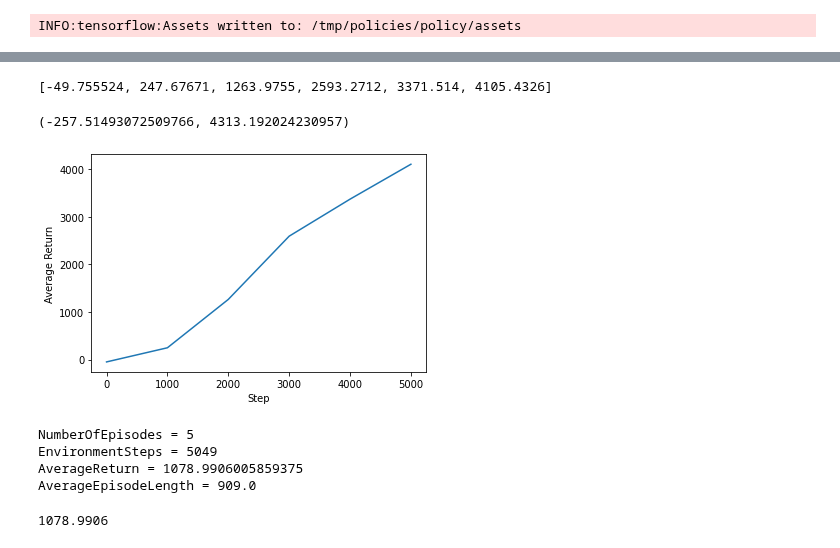
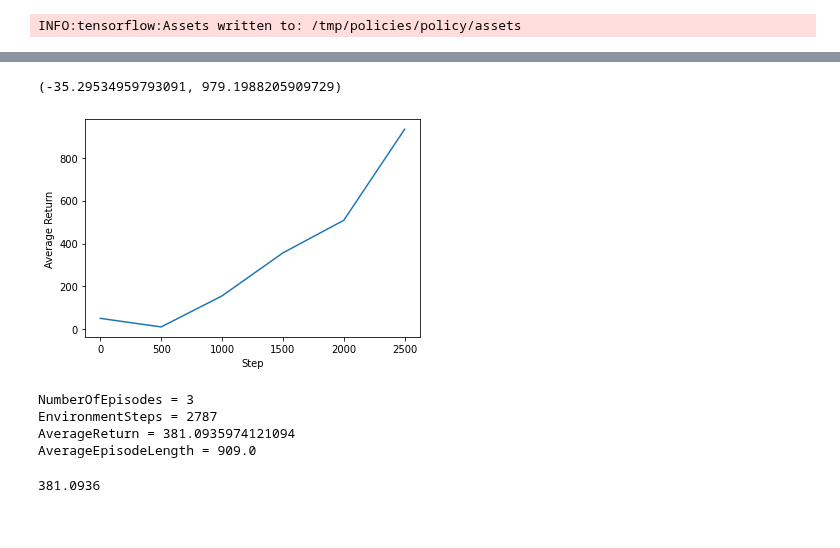
Before and after one commit to MarkPopovich/financial-ml, a Jupyter notebook: 4-Modeling/4.7 Design Deep Reinforcement Learning Agent.ipynb, the cells around one changed output, grey strips where cells are left out. Saved outputs shown, nothing was run; the diff lists cells and outputs as text; code cells hidden in the pictures.

Commit message:
Sine Wave Test -- PASSED -- 2500 steps

```diff
--- a/4-Modeling/4.7 Design Deep Reinforcement Learning Agent.ipynb
+++ b/4-Modeling/4.7 Design Deep Reinforcement Learning Agent.ipynb
@@ -99,9 +99,13 @@ tempdir = tempfile.gettempdir()
 import numpy as np
 A = np.random.normal(0, .1, size=505).reshape(1,505)
 B = np.random.normal(0, .1, size=505).reshape(1,505)
+C = np.random.normal(0, 3, size=505).reshape(1,505)
+D = np.random.normal(0, 100, size=505).reshape(1,505)
 x = np.linspace(-1, 1, 2000).reshape(2000,1)
 
-X = np.matmul(x, A) + B
+X = np.sin(np.matmul(x, C)*(2*np.pi) - D) * A + B
+# X = np.matmul(, A) + B
+# X.shape
 X.shape
 # %% [output]
 (2000, 505)
@@ -223,10 +219,10 @@ utils.validate_py_environment(environment, episodes=5)
 # Important interval values for training speed
 # Set lower to increase speed of training
 
-num_iterations = 10000 # @param {type:"integer"}
+num_iterations = 5000 # @param {type:"integer"}
 log_interval = 500 # @param {type:"integer"}=
 num_eval_episodes = 1 # @param {type:"integer"}
-eval_interval = 1000 # @param {type:"integer"}
+eval_interval = 500 # @param {type:"integer"}
 # %%
 initial_collect_steps = 10000 # @param {type:"integer"}
 collect_steps_per_iteration = 1 # @param {type:"integer"}
@@ -530,27 +524,25 @@ range(0, 10001, 1000)
 # %%
 returns
-# %% [output]
-[-49.755524, 247.67671, 1263.9755, 2593.2712, 3371.514, 4105.4326]
 # %%
 #@test {"skip": true}
 
-steps = range(0, 5500 + 1, eval_interval)
+steps = range(0, 2500 + 1, eval_interval)
 plt.plot(steps, returns)
 plt.ylabel('Average Return')
 plt.xlabel('Step')
 plt.ylim()
 # %% [output]
-(-257.51493072509766, 4313.192024230957)
+(-35.29534959793091, 979.1988205909729)
-[figure, old version]
+[figure, new version]
 # %%
 for metric in collect_actor.metrics:
   print(f"{metric.name} = {metric.result()}")
 # %% [output]
-NumberOfEpisodes = 5
-EnvironmentSteps = 5049
-AverageReturn = 1078.9906005859375
+NumberOfEpisodes = 3
+EnvironmentSteps = 2787
+AverageReturn = 381.0935974121094
 AverageEpisodeLength = 909.0
 # %%
 collect_actor.metrics[2].result()
 # %% [output]
-1078.9906
+381.0936
```
Also changed, not shown: parts of 10 cells of this notebook.
